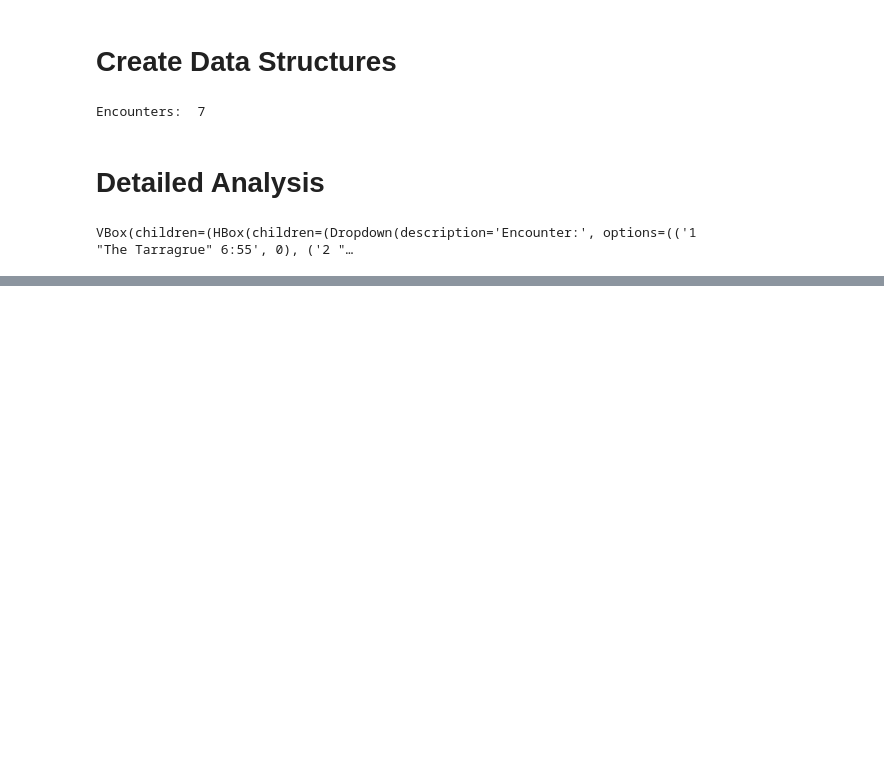
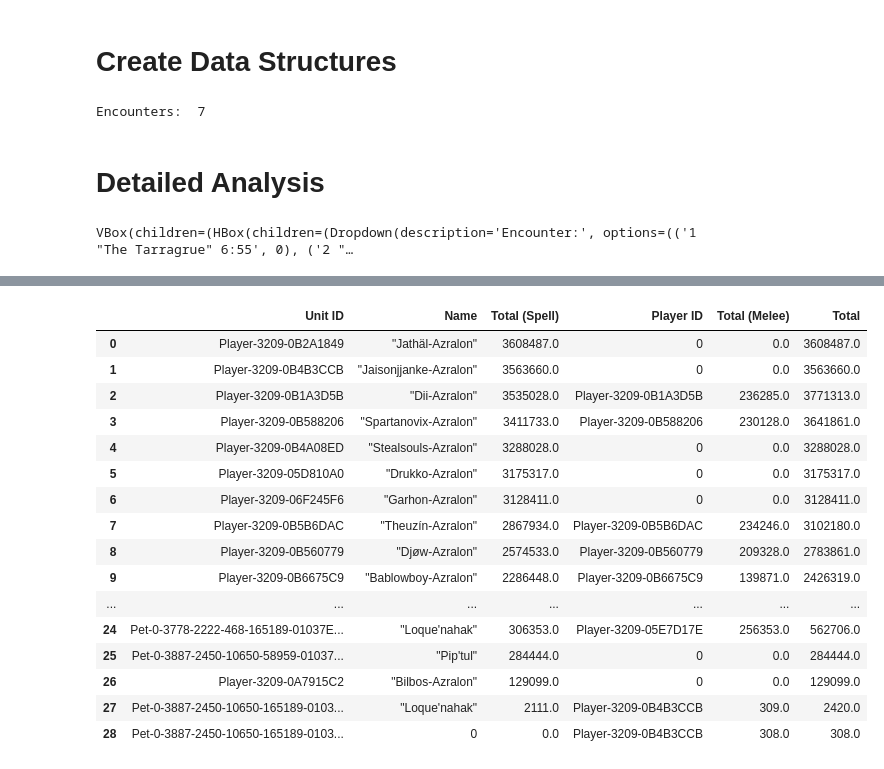
Before and after one commit to mjsmagalhaes/examples-datascience, a Jupyter notebook: wow_log.ipynb, the cells around one changed output, grey strips where cells are left out. Cells and saved outputs as stored; diff of their text form; code cells hidden in the pictures; blank space fills up the shorter version.

Commit message:
initial damage calculations

```diff
--- a/wow_log.ipynb
+++ b/wow_log.ipynb
@@ -127,0 +93,13 @@ str(date.timedelta(microseconds = int(e.end[6]) * 1000))
+# %%
+(spDmg, mDmg) = e.getReport().getDamage()
+
+dmg = pd.merge(
+  spDmg,
+  mDmg.drop(['Name'], axis='columns'),
+  how='outer',
+  on='Unit ID'
+)
+# %%
+dmg['Player ID'] = dmg['Player ID'].fillna(dmg['Unit ID'])
+dmg = dmg.fillna(0)
+dmg.groupby(['Player ID', 'Name']).sum()
@@ -127,0 +125,20 @@ str(date.timedelta(microseconds = int(e.end[6]) * 1000))
+# %%
+dmg.join(pd.DataFrame(dmg['Total (Spell)'] + dmg['Total (Melee)'], columns=['Total']) )
+# %% [output]
+|  | Unit ID | Name | Total (Spell) | Player ID | Total (Melee) | Total |
+| 0 | Player-3209-0B2A1849 | "Jathäl-Azralon" | 3608487.0 | 0 | 0.0 | 3608487.0 |
+| 1 | Player-3209-0B4B3CCB | "Jaisonjjanke-Azralon" | 3563660.0 | 0 | 0.0 | 3563660.0 |
+| 2 | Player-3209-0B1A3D5B | "Dii-Azralon" | 3535028.0 | Player-3209-0B1A3D5B | 236285.0 | 3771313.0 |
+| 3 | Player-3209-0B588206 | "Spartanovix-Azralon" | 3411733.0 | Player-3209-0B588206 | 230128.0 | 3641861.0 |
+| 4 | Player-3209-0B4A08ED | "Stealsouls-Azralon" | 3288028.0 | 0 | 0.0 | 3288028.0 |
+| 5 | Player-3209-05D810A0 | "Drukko-Azralon" | 3175317.0 | 0 | 0.0 | 3175317.0 |
+| 6 | Player-3209-06F245F6 | "Garhon-Azralon" | 3128411.0 | 0 | 0.0 | 3128411.0 |
+| 7 | Player-3209-0B5B6DAC | "Theuzín-Azralon" | 2867934.0 | Player-3209-0B5B6DAC | 234246.0 | 3102180.0 |
+| 8 | Player-3209-0B560779 | "Djøw-Azralon" | 2574533.0 | Player-3209-0B560779 | 209328.0 | 2783861.0 |
+| 9 | Player-3209-0B6675C9 | "Bablowboy-Azralon" | 2286448.0 | Player-3209-0B6675C9 | 139871.0 | 2426319.0 |
+| ... | ... | ... | ... | ... | ... | ... |
+| 24 | Pet-0-3778-2222-468-165189-01037E... | "Loque'nahak" | 306353.0 | Player-3209-05E7D17E | 256353.0 | 562706.0 |
+| 25 | Pet-0-3887-2450-10650-58959-01037... | "Pip'tul" | 284444.0 | 0 | 0.0 | 284444.0 |
+| 26 | Player-3209-0A7915C2 | "Bilbos-Azralon" | 129099.0 | 0 | 0.0 | 129099.0 |
+| 27 | Pet-0-3887-2450-10650-165189-0103... | "Loque'nahak" | 2111.0 | Player-3209-0B4B3CCB | 309.0 | 2420.0 |
+| 28 | Pet-0-3887-2450-10650-165189-0103... | 0 | 0.0 | Player-3209-0B4B3CCB | 308.0 | 308.0 |
```
Also changed, not shown: parts of 9 cells of this notebook, 1 other file.
